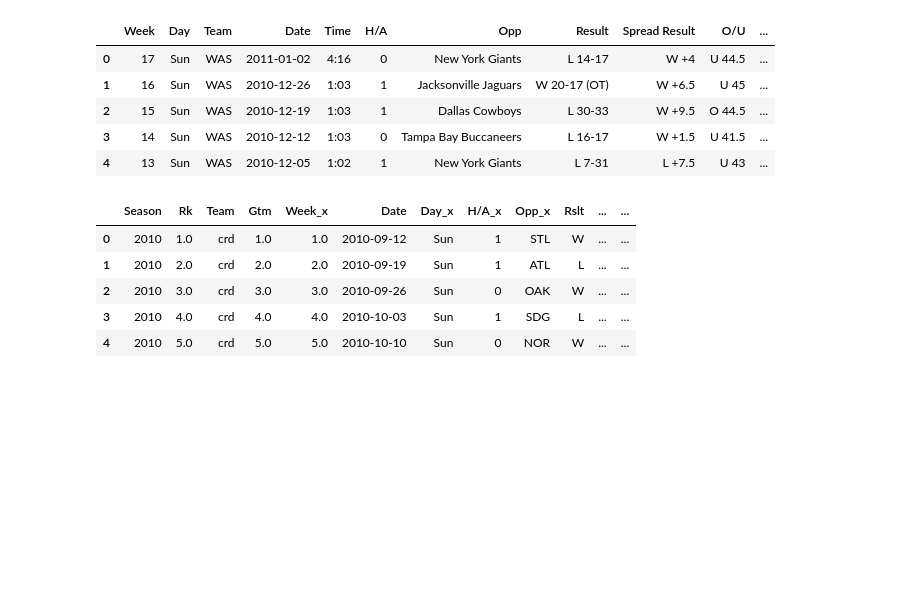
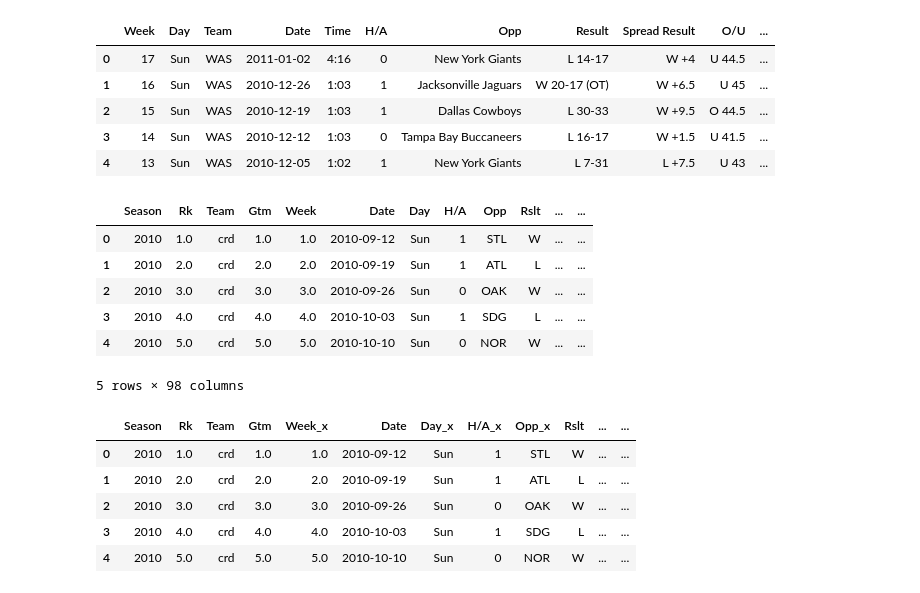
Before and after one commit to natelove02/NFL-Model, a Jupyter notebook: data_engineering.ipynb, the cells around one changed output. Drawn from its saved outputs; the diff is of its cells as text; code cells hidden in the pictures; blank space fills up the shorter version.

```diff
--- a/data_engineering.ipynb
+++ b/data_engineering.ipynb
@@ -179,12 +222,22 @@ cleaned_odds_df.head()
 | 3 | 14 | Sun | WAS | 2010-12-12 | 1:03 | 0 | Tampa Bay Buccaneers | L 16-17 | W +1.5 | U 41.5 | ... |
 | 4 | 13 | Sun | WAS | 2010-12-05 | 1:02 | 1 | New York Giants | L 7-31 | L +7.5 | U 43 | ... |
 # %%
-# Rename the columns
+# Create new DF with team stats and no odds
 working_nfl_df = pd.read_csv('team_stats_no_odds.csv')
+#Ensure columns match
 working_nfl_df = working_nfl_df.rename(columns={'Unnamed: 5':'H/A'})
 # Convert the 'H/A' column to numeric
 working_nfl_df['H/A'] = working_nfl_df['H/A'].apply(lambda x: 1 if x == '@' else 0)
 working_nfl_df.dropna(subset=['Week'], inplace=True)
+working_nfl_df.head()
+# %% [output]
+|  | Season | Rk | Team | Gtm | Week | Date | Day | H/A | Opp | Rslt | ... | ... |
+| 0 | 2010 | 1.0 | crd | 1.0 | 1.0 | 2010-09-12 | Sun | 1 | STL | W | ... | ... |
+| 1 | 2010 | 2.0 | crd | 2.0 | 2.0 | 2010-09-19 | Sun | 1 | ATL | L | ... | ... |
+| 2 | 2010 | 3.0 | crd | 3.0 | 3.0 | 2010-09-26 | Sun | 0 | OAK | W | ... | ... |
+| 3 | 2010 | 4.0 | crd | 4.0 | 4.0 | 2010-10-03 | Sun | 1 | SDG | L | ... | ... |
+| 4 | 2010 | 5.0 | crd | 5.0 | 5.0 | 2010-10-10 | Sun | 0 | NOR | W | ... | ... |
+5 rows × 98 columns
 # %%
 # Convert the 'Date' column to datetime
 cleaned_odds_df['Date'] = pd.to_datetime(cleaned_odds_df['Date'], errors='coerce')
```
Also changed, not shown: parts of 7 cells of this notebook, 7 other files.
